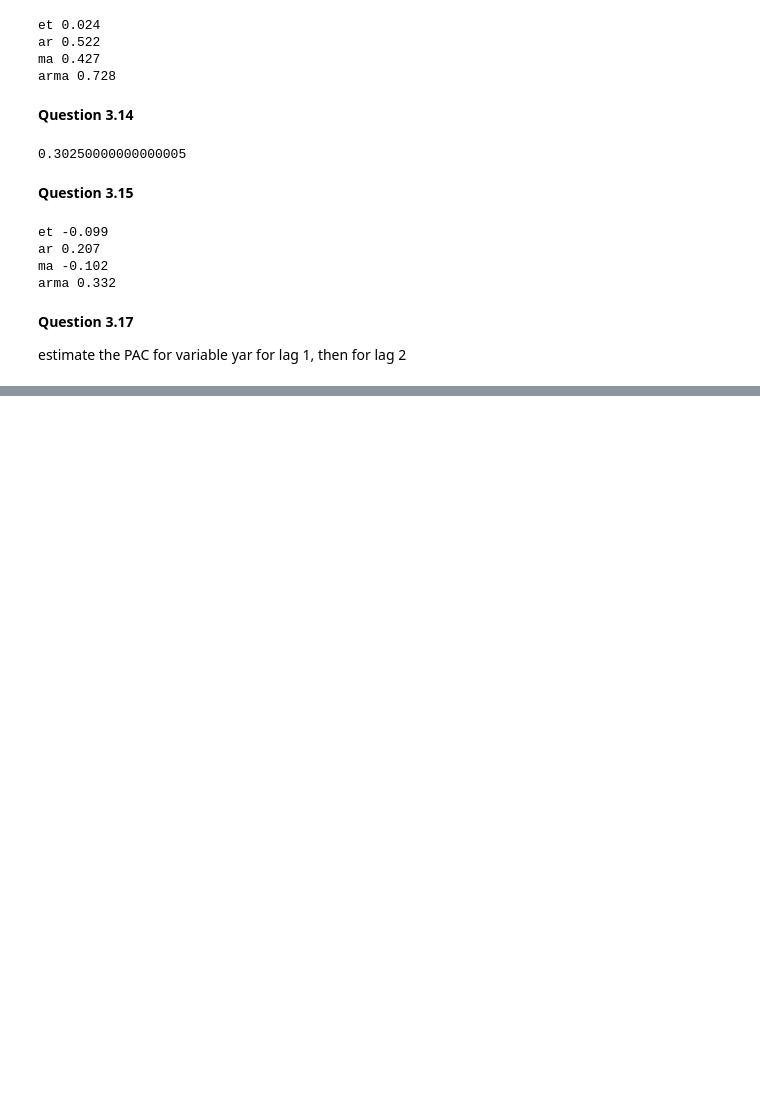
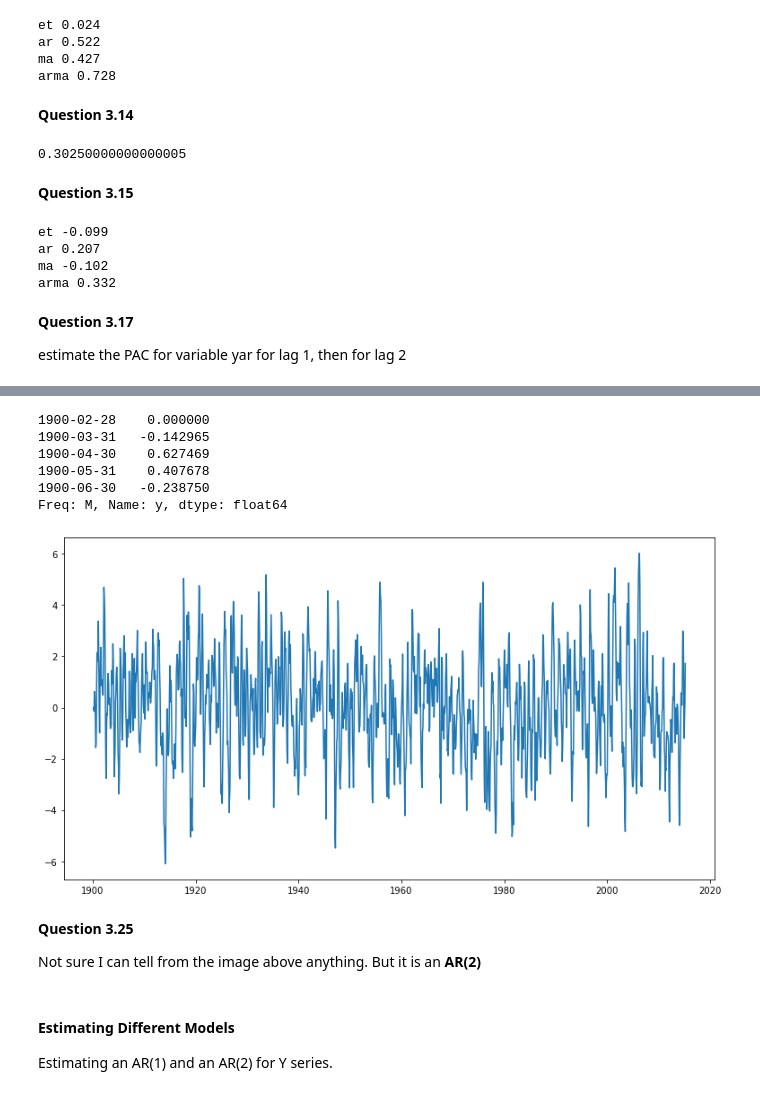
Before and after one commit to goncalosilvame/mf_forecasting, a Jupyter notebook: Module 3 - Questions.ipynb, the cells around one changed output, grey strips where cells are left out. Saved outputs shown, nothing was run; the diff lists cells and outputs as text; code cells hidden in the pictures; blank space fills up the shorter version.

```diff
--- a/Module 3 - Questions.ipynb
+++ b/Module 3 - Questions.ipynb
@@ -171,0 +396,4 @@ Notes:
+# %%
+# load data
+Simulated_ARMA = pd.read_csv("Module3_data\module3_data_Simulated_ARMA.csv")
+Simulated_ARMA
@@ -171,0 +414,29 @@ Notes:
+# %%
+# set time series for y
+y_series = Simulated_ARMA.y
+y_series.index = pd.date_range("1900-01-01", periods = len(Simulated_ARMA.y), freq = "M")
+y_series = y_series[y_series.index > dateutil.parser.parse("1900-02-01")]
+print(y_series.head())
+# print(y_series.tail())
+# %% [output]
+1900-02-28    0.000000
+1900-03-31   -0.142965
+1900-04-30    0.627469
+1900-05-31    0.407678
+1900-06-30   -0.238750
+Freq: M, Name: y, dtype: float64
+# %%
+plt.figure(figsize=(13,7))
+plt.plot(y_series)
+plt.show()
+# %% [output]
+[figure, added]
+# %% [markdown]
+**Question 3.25**
+
+Not sure I can tell from the image above anything.
+But it is an **AR(2)**
+# %% [markdown]
+#### Estimating Different Models
+
+Estimating an AR(1) and an AR(2) for Y series.
```
Also changed, not shown: parts of 40 cells of this notebook, 5 other files.
